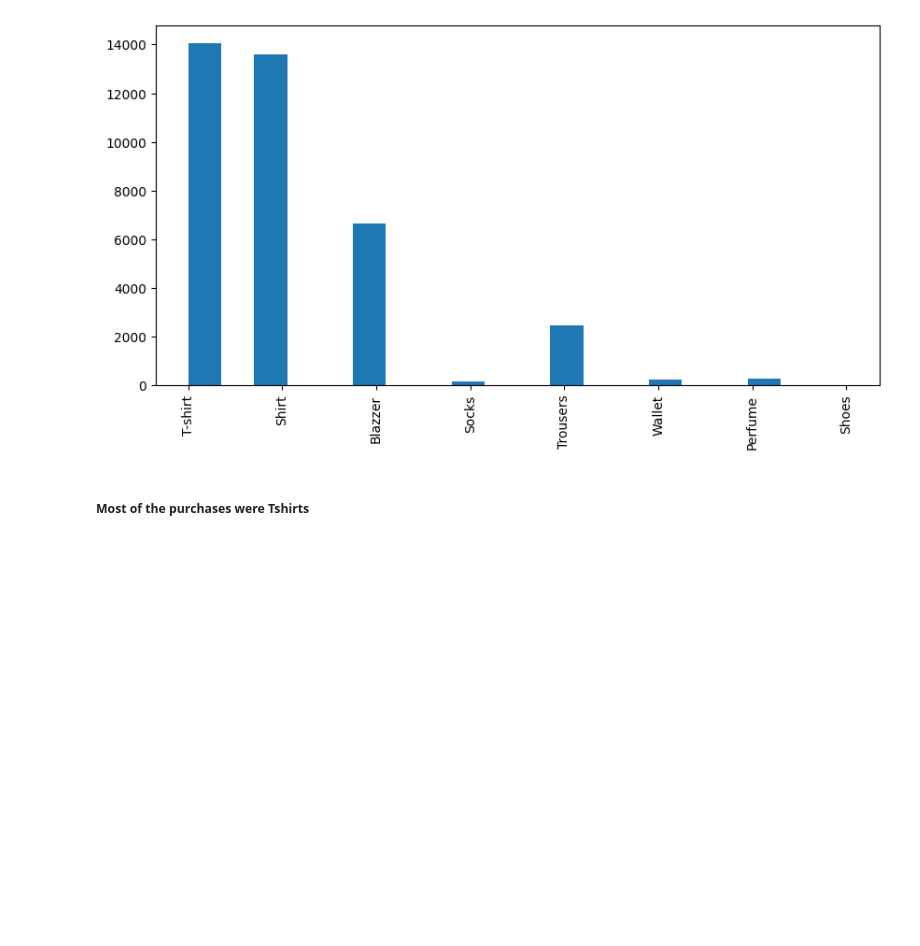
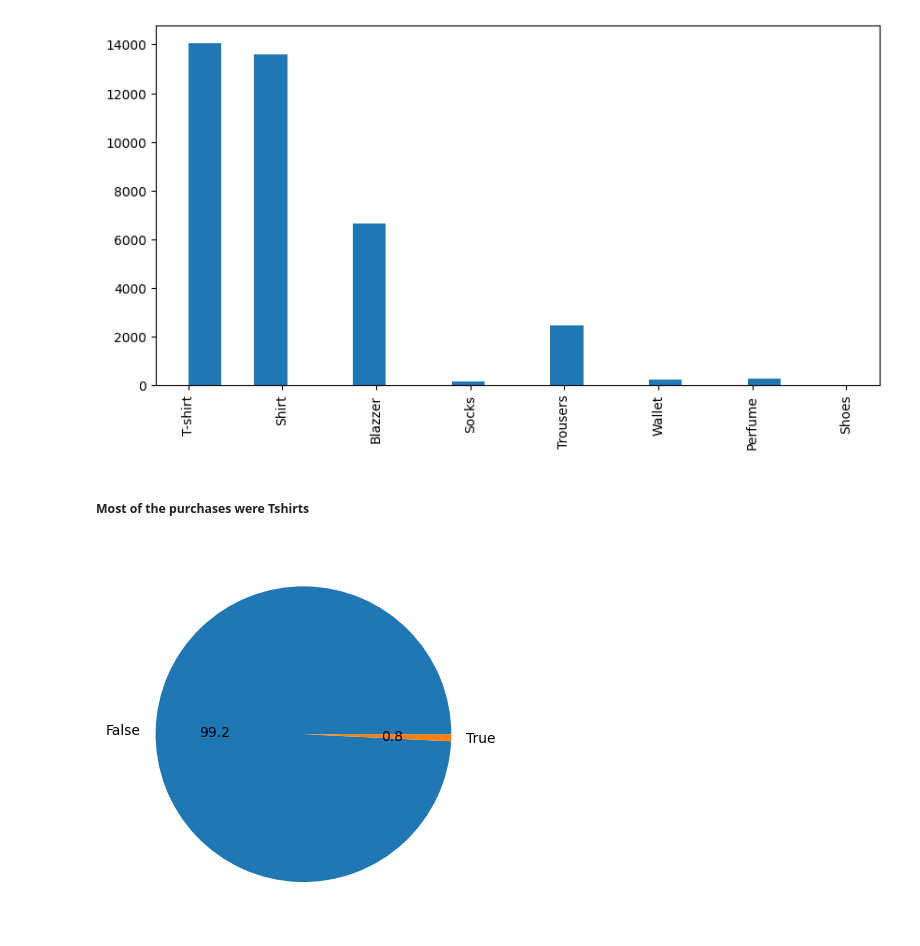
Before and after one commit to neekunj-369/DataAnalytics, a Jupyter notebook: Amazonsales.ipynb, the cells around one changed output. Cells and saved outputs as stored; diff of their text form; code cells hidden in the pictures; blank space fills up the shorter version.

```diff
--- a/Amazonsales.ipynb
+++ b/Amazonsales.ipynb
@@ -219,3 +219,9 @@ plt.show()
 [figure]
 # %% [markdown]
 ##### Most of the purchases were Tshirts
+# %%
+B2B_check=df['B2B'].value_counts()
+plt.pie(B2B_check,labels=B2B_check.index,autopct='%1.1f')
+plt.show()
+# %% [output]
+[figure, added]
```
Also changed, not shown: parts of 8 cells of this notebook.
